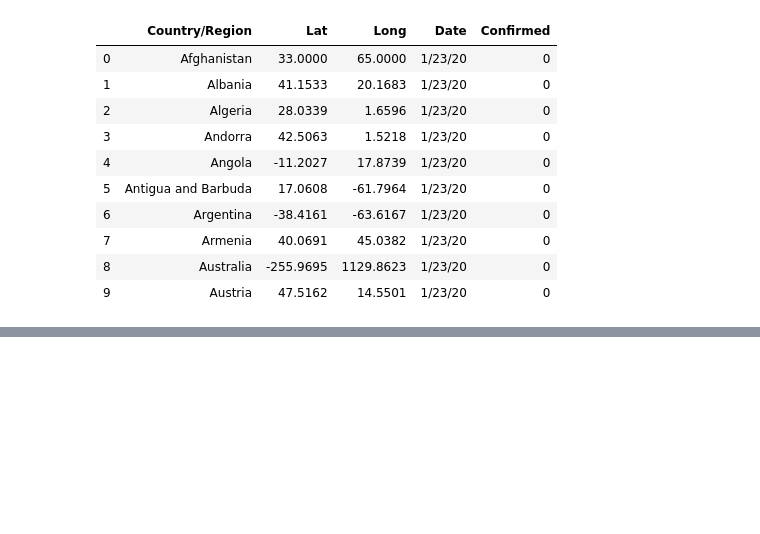
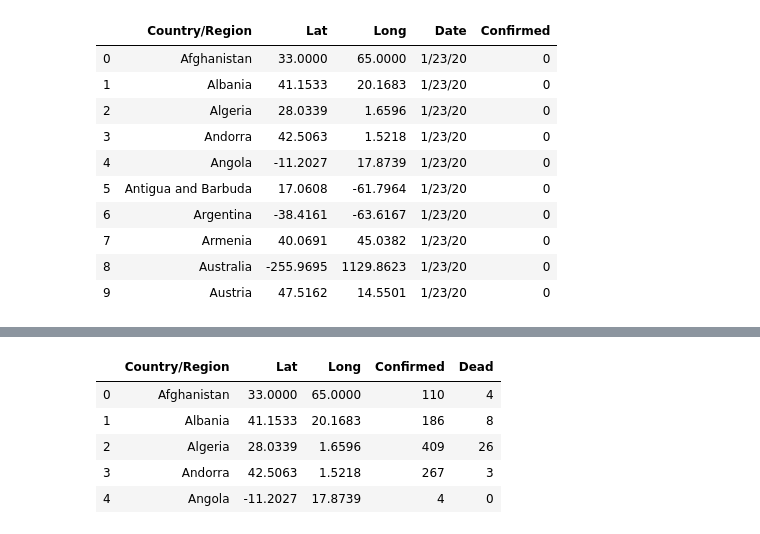
Before and after one commit to Aveek-Saha/CovidAnalysis, a Jupyter notebook: Analysis.ipynb, the cells around one changed output, grey strips where cells are left out. Cells and saved outputs as stored; diff of their text form; code cells hidden in the pictures; blank space fills up the shorter version.

```diff
--- a/Analysis.ipynb
+++ b/Analysis.ipynb
@@ -134,0 +221,14 @@ fig.show()
+# %%
+dfc_latest = df_group[['Country/Region', 'Lat', 'Long', last_date]].rename(columns = {last_date:'Confirmed'})
+dfd_latest = dfd_group[['Country/Region', 'Lat', 'Long', last_date]].rename(columns = {last_date:'Dead'})
+# dfd_latest
+# %%
+df_comb = dfc_latest.merge(dfd_latest, on=['Country/Region', 'Lat', 'Long'])
+df_comb.head()
+# %% [output]
+|  | Country/Region | Lat | Long | Confirmed | Dead |
+| 0 | Afghanistan | 33.0000 | 65.0000 | 110 | 4 |
+| 1 | Albania | 41.1533 | 20.1683 | 186 | 8 |
+| 2 | Algeria | 28.0339 | 1.6596 | 409 | 26 |
+| 3 | Andorra | 42.5063 | 1.5218 | 267 | 3 |
+| 4 | Angola | -11.2027 | 17.8739 | 4 | 0 |
```
Also changed, not shown: parts of 17 cells of this notebook.
